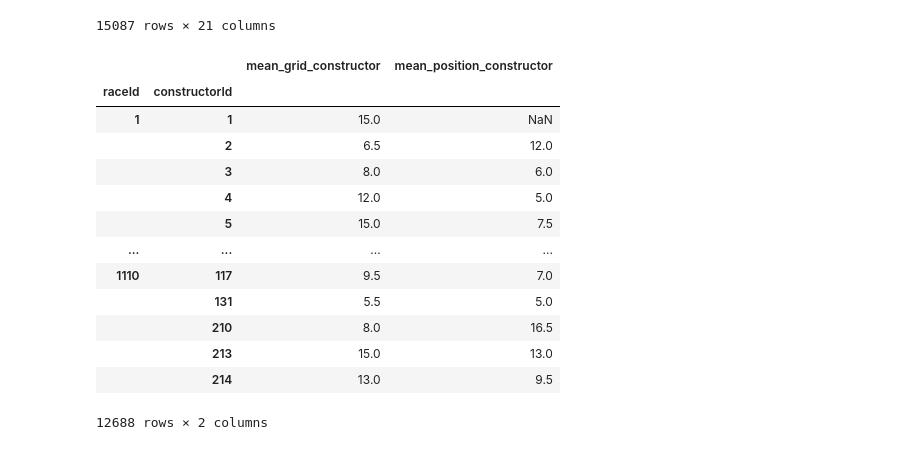
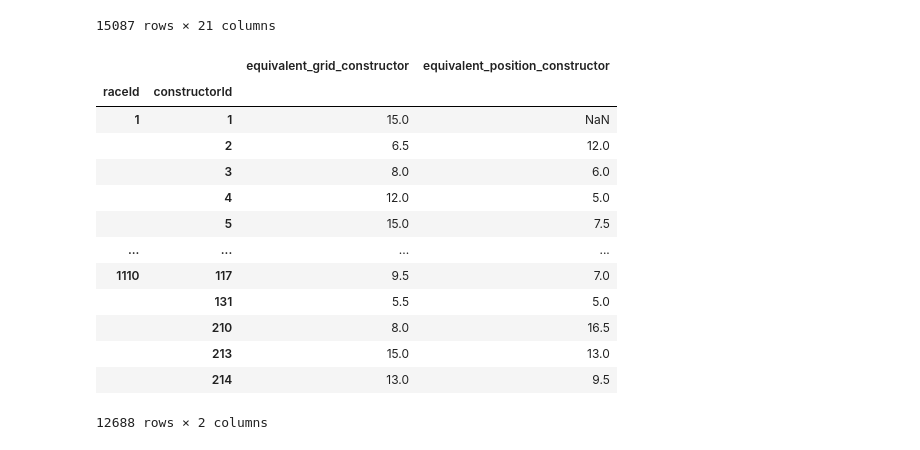
Before and after one commit to GuiCT/data-science-uni, a Jupyter notebook: predictive.ipynb, the cells around one changed output. Saved outputs shown, nothing was run; the diff lists cells and outputs as text; code cells hidden in the pictures.

```diff
--- a/predictive.ipynb
+++ b/predictive.ipynb
@@ -118,20 +118,20 @@ results_df[results_df['driverId_equals'] & results_df['year_equals']]
 # %%
 tmp_df = raw_dfs['results']
 tmp_df = tmp_df.reset_index()
 tmp_df = tmp_df.set_index(['raceId', 'constructorId']).sort_index()
 tmp_df = (
     tmp_df
     .groupby(['raceId', 'constructorId'])
     [['grid', 'position']]
     .mean()
 )
 tmp_df = tmp_df.rename(columns={
-    'grid': 'mean_grid_constructor',
-    'position': 'mean_position_constructor'
+    'grid': 'equivalent_grid_constructor',
+    'position': 'equivalent_position_constructor'
 })
 tmp_df
 # %% [output]
-|  |  | mean_grid_constructor | mean_position_constructor |
+|  |  | equivalent_grid_constructor | equivalent_position_constructor |
 | raceId | constructorId |  |  |
 | 1 | 1 | 15.0 | NaN |
 |  | 2 | 6.5 | 12.0 |
```
Also changed, not shown: parts of 3 cells of this notebook.
